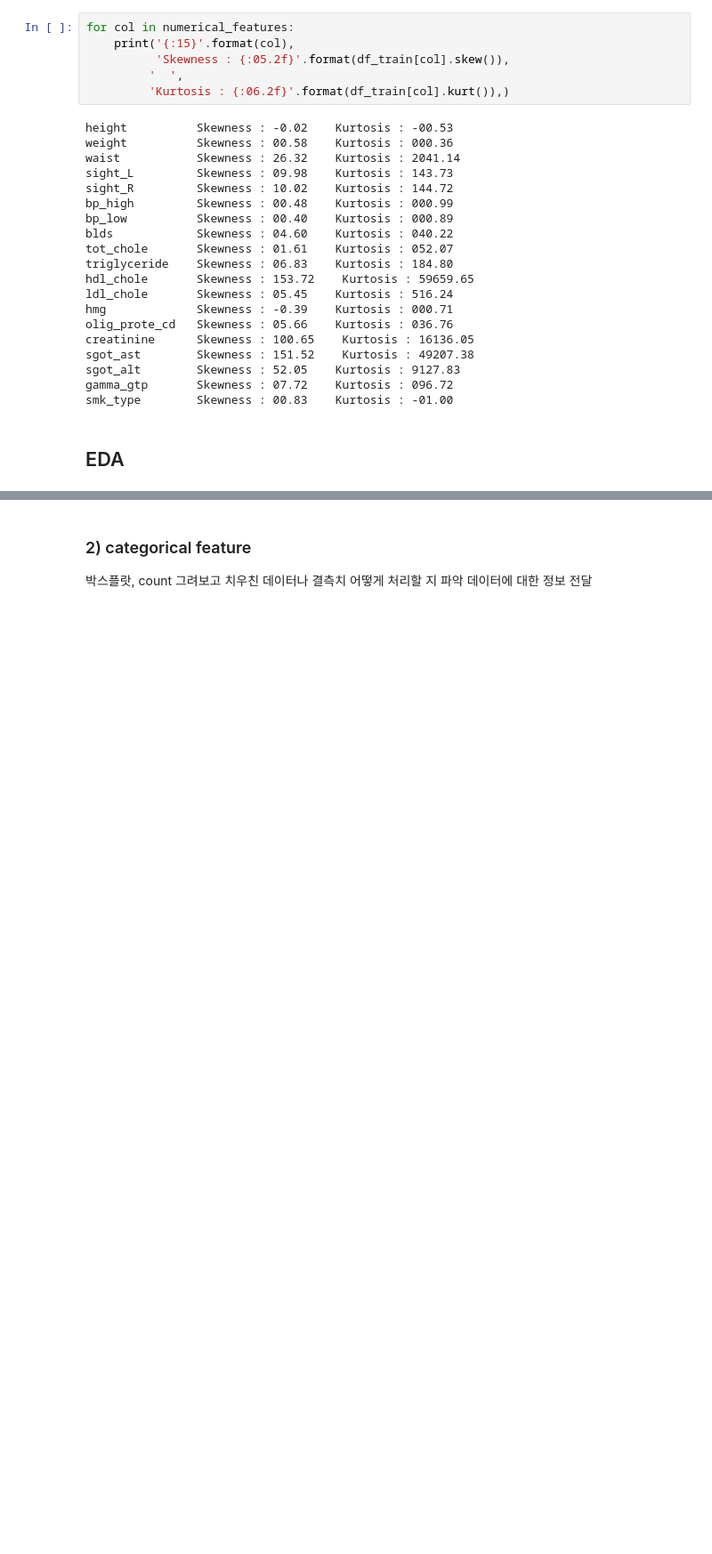
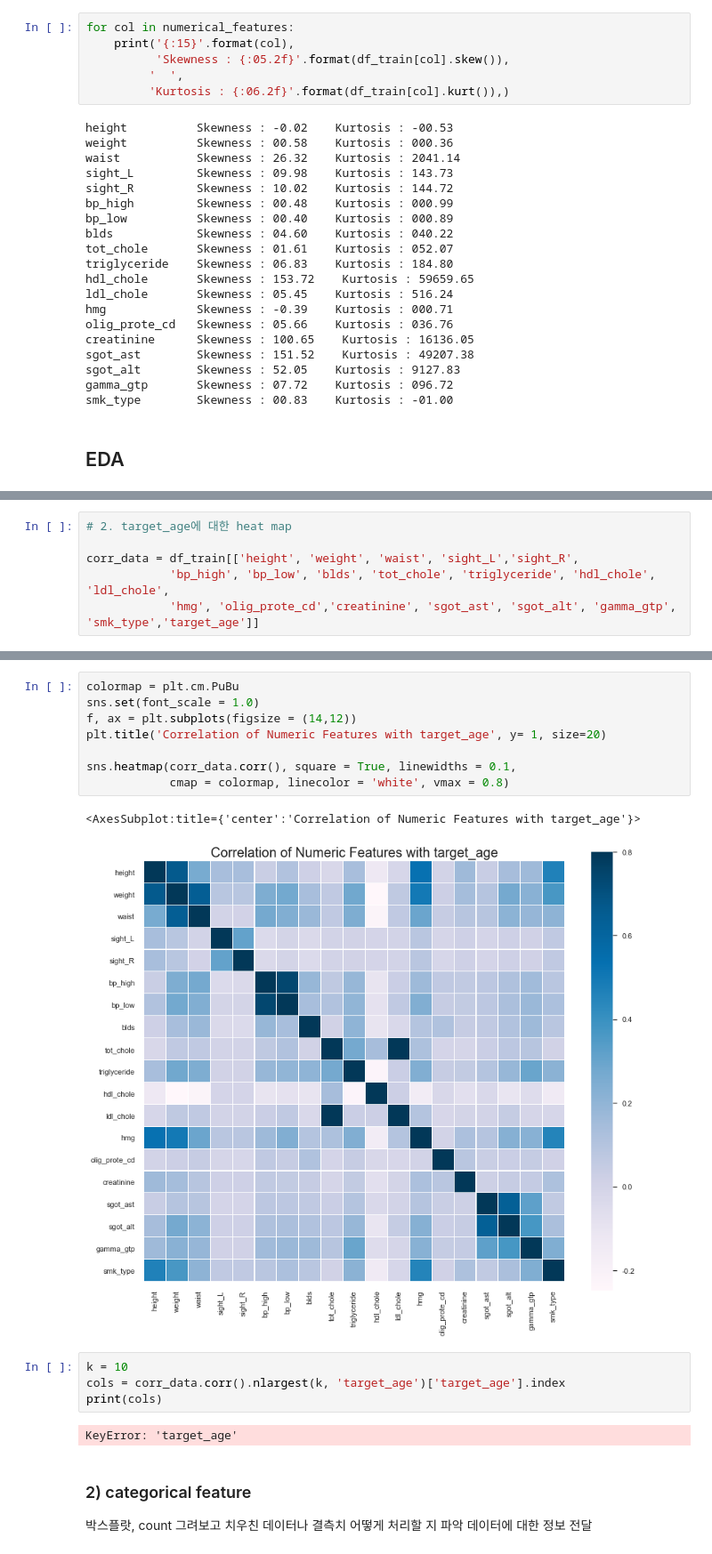
Before and after one commit to GayeonKimm/DS, a Jupyter notebook: 220527 medical checkup infomation_2017.ipynb, the cells around one changed output, grey strips where cells are left out. Shown at 89% size. Cells and saved outputs as stored; diff of their text form; blank space fills up the shorter version.

```diff
--- a/220527 medical checkup infomation_2017.ipynb
+++ b/220527 medical checkup infomation_2017.ipynb
@@ -491,0 +547,6 @@ heat map, 상관관계 파악
+# %%
+# 2. target_age에 대한 heat map
+
+corr_data = df_train[['height', 'weight', 'waist', 'sight_L','sight_R',
+            'bp_high', 'bp_low', 'blds', 'tot_chole', 'triglyceride', 'hdl_chole', 'ldl_chole',
+            'hmg', 'olig_prote_cd','creatinine', 'sgot_ast', 'sgot_alt', 'gamma_gtp', 'smk_type','target_age']]
@@ -492,3 +580,20 @@ heat map, 상관관계 파악
+# %%
+colormap = plt.cm.PuBu
+sns.set(font_scale = 1.0)
+f, ax = plt.subplots(figsize = (14,12))
+plt.title('Correlation of Numeric Features with target_age', y= 1, size=20)
+
+sns.heatmap(corr_data.corr(), square = True, linewidths = 0.1,
+            cmap = colormap, linecolor = 'white', vmax = 0.8)
+# %% [output]
+<AxesSubplot:title={'center':'Correlation of Numeric Features with target_age'}>
+[figure, added]
+# %%
+k = 10
+cols = corr_data.corr().nlargest(k, 'target_age')['target_age'].index
+print(cols)
+# %% [output]
+KeyError: 'target_age'
 # %% [markdown]
 ### 2) categorical feature
 박스플랏, count 그려보고 치우친 데이터나 결측치 어떻게 처리할 지 파악
```
Also changed, not shown: parts of 13 cells of this notebook.
